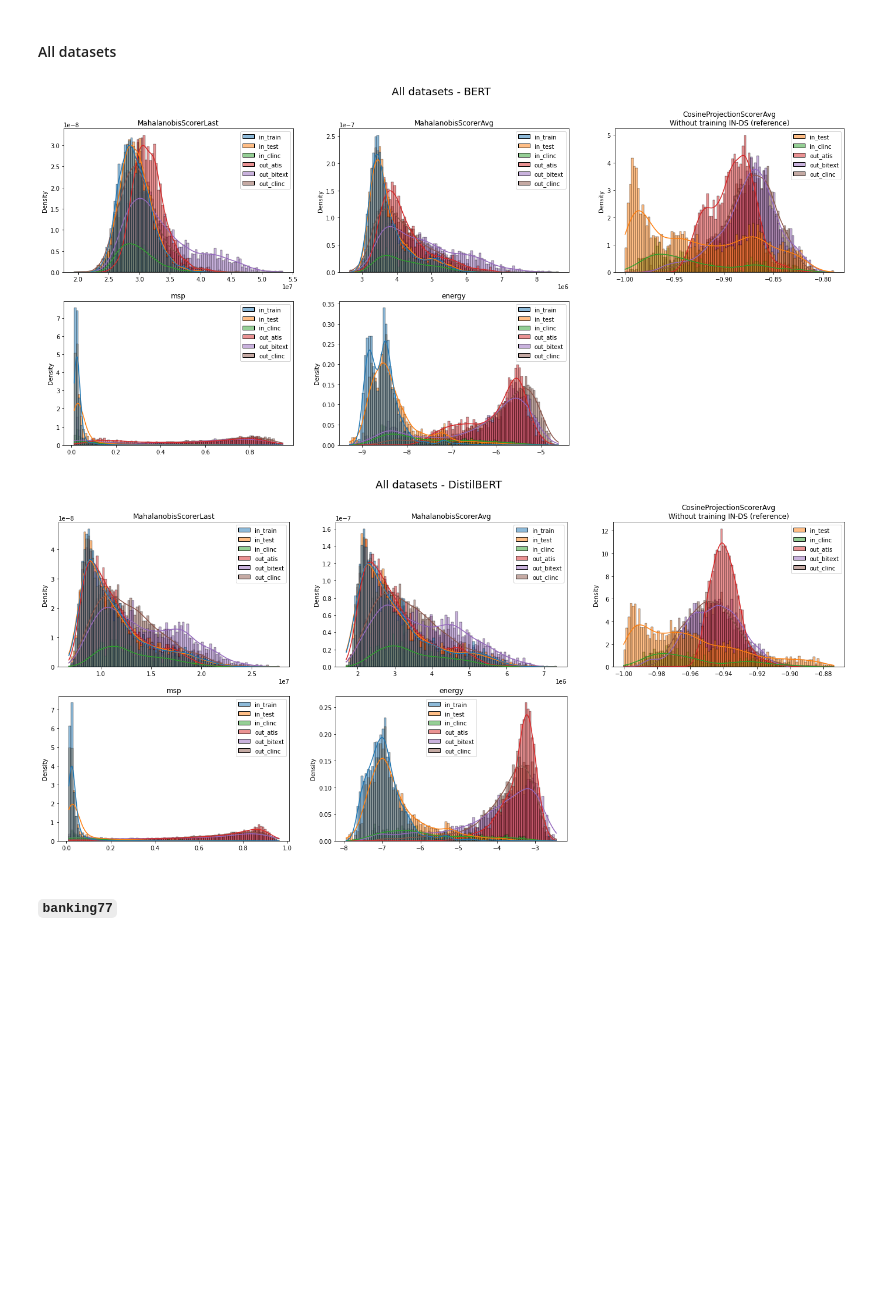
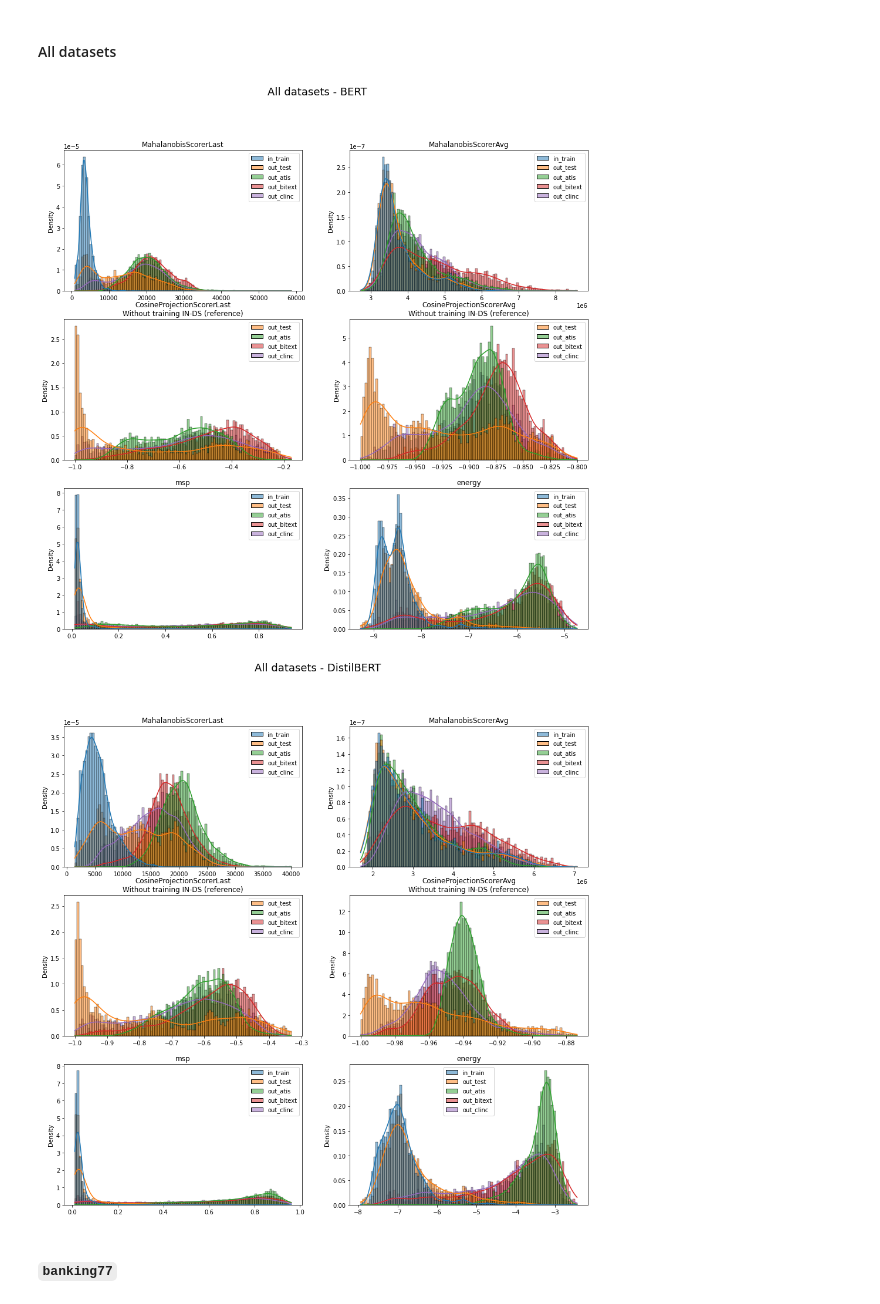
Before and after one commit to PeDiot/OOD-Detection-Intent-Classification, a Jupyter notebook: notebook.ipynb, the cells around one changed output. Saved outputs shown, nothing was run; the diff lists cells and outputs as text; code cells hidden in the pictures; blank space fills up the shorter version.

```diff
--- a/notebook.ipynb
+++ b/notebook.ipynb
@@ -77,6 +63,7 @@ from toddbenchmark.utils_classification import (
 SCORERS = [
     "MahalanobisScorerLast",
     "MahalanobisScorerAvg",
+    "CosineProjectionScorerLast",
     "CosineProjectionScorerAvg",
     "msp",
     "energy"
@@ -96,8 +83,7 @@ COLORS_SCORERS = {
 
 DS = [
     "in_train",
-    "in_test",
-    "in_clinc",
+    "out_test",
     "out_atis",
     "out_bitext",
     "out_clinc"
@@ -284,5 +266,5 @@ Then, different OOD scoring functions $f(\mathrm{x}): \mathcal{X} \to \mathbb{R}
 # %%
-config_args_in = {
+config_args_b77 = {
     "tokenizer": tokenizer,
     "train_size": 3000,
     "validation_size": 0,
@@ -290,7 +272,7 @@ config_args_in = {
     "ood_label": 0
 }
 # %%
-train_loader_b77, _, test_loader_b77 = load_requested_dataset(config_name="b77", **config_args_in)
+train_loader_b77, _, test_loader_b77 = load_requested_dataset(config_name="b77", **config_args_b77)
 # %% [output]
 Downloading and preparing dataset banking77/default to /root/.cache/huggingface/datasets/banking77/default/1.1.0/ff44c4421d7e70aa810b0fa79d36908a38b87aff8125d002cd44f7fcd31f493c...
 Dataset banking77 downloaded and prepared to /root/.cache/huggingface/datasets/banking77/default/1.1.0/ff44c4421d7e70aa810b0fa79d36908a38b87aff8125d002cd44f7fcd31f493c. Subsequent calls will reuse thi ...
@@ -661,12 +543,11 @@ records = {
     model.name: {
       dataset: load_records(model, dataset)
       for dataset in (
-          "in_train",
-          "in_test",
-          "in_clinc",
-          "out_atis",
-          "out_bitext",
-          "out_clinc"
+        "in_train",
+        "out_test",
+        "out_atis",
+        "out_bitext",
+        "out_clinc"
       )
     }
     for model in (Model.BERT, Model.DistilBERT)
@@ -705,23 +586,19 @@ all_scores = {
 # %%
 for model, scores in all_scores.items():
 
-    fig, axes = plt.subplots(ncols=3, nrows=2, figsize=(24, 10))
+    fig, axes = plt.subplots(ncols=2, nrows=3, figsize=(16, 15))
     fig.suptitle(f"All datasets - {model}", size=18)
 
     for (scorer, records), ax in zip(scores.items(), axes.flatten()):
         plot_scorer_distrib(
             scorer,
             records,
             ds_names=DS,
             ax=ax,
-            density=True)
-
-    axes[1, 2].set_axis_off()
-
-    fig.show();
+            density=True);
 # %% [output]
-[figure, old version]
+[figure, new version]
-[figure, old version]
+[figure, new version]
 # %% [markdown]
 #### `banking77`
 # %%
```
Also changed, not shown: parts of 34 cells of this notebook.
